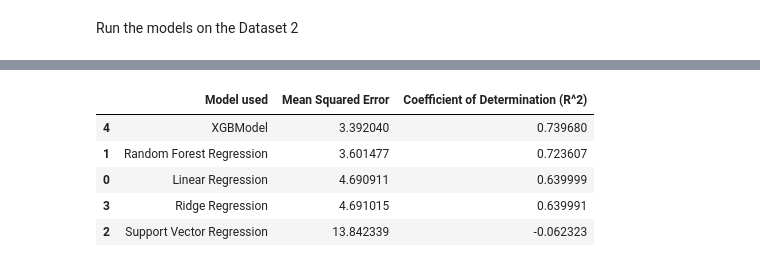
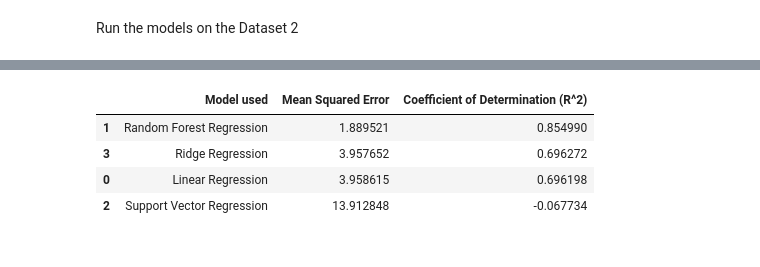
Before and after one commit to DavidRiemer02/ML_Project, a Jupyter notebook: Group project.ipynb, the cells around one changed output, grey strips where cells are left out. Cells and saved outputs as stored; diff of their text form; code cells hidden in the pictures.

```diff
--- a/Group project.ipynb
+++ b/Group project.ipynb
@@ -343,19 +343,23 @@ Second Model Ridge(alpha=0.5) is trained and evaluated.
 # %%
 import pandas as pd
 # Create a DataFrame from the dictionary
 results_df = pd.DataFrame(results1)
 # Use sigmoid function to scale the MSE
 results_df['Mean Squared Error'] = results_df['Mean Squared Error']/10000000000
 #Sort by MSE
 results_df.sort_values(by=['Mean Squared Error'], inplace=True)
 results_df.head()
+
+results_df2 = pd.DataFrame(results2)
+results_df2['Mean Squared Error'] = results_df2['Mean Squared Error']/10000000000
+results_df2.sort_values(by=['Mean Squared Error'], inplace=True)
+results_df2.head()
 # %% [output]
 |  | Model used | Mean Squared Error | Coefficient of Determination (R^2) |
-| 4 | XGBModel | 3.392040 | 0.739680 |
-| 1 | Random Forest Regression | 3.601477 | 0.723607 |
-| 0 | Linear Regression | 4.690911 | 0.639999 |
-| 3 | Ridge Regression | 4.691015 | 0.639991 |
-| 2 | Support Vector Regression | 13.842339 | -0.062323 |
+| 1 | Random Forest Regression | 1.889521 | 0.854990 |
+| 3 | Ridge Regression | 3.957652 | 0.696272 |
+| 0 | Linear Regression | 3.958615 | 0.696198 |
+| 2 | Support Vector Regression | 13.912848 | -0.067734 |
 # %%
 
 # Plot the MSE of the results DataFrame
```
Also changed, not shown: parts of 3 cells of this notebook.
